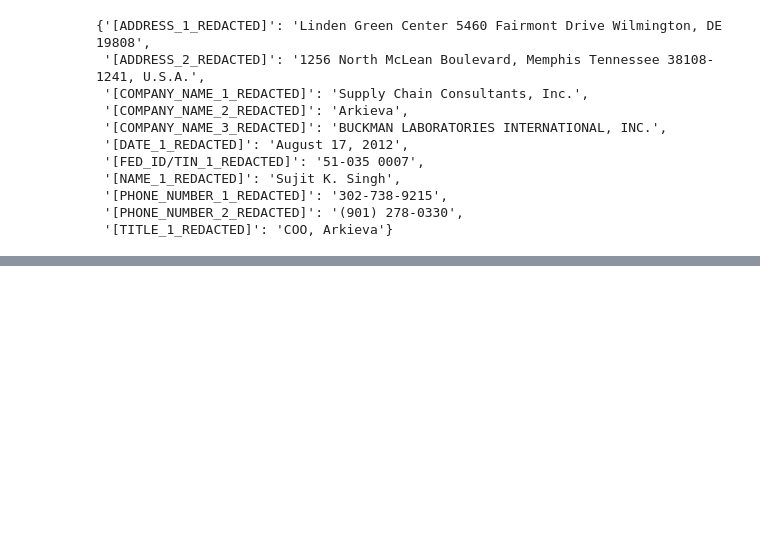
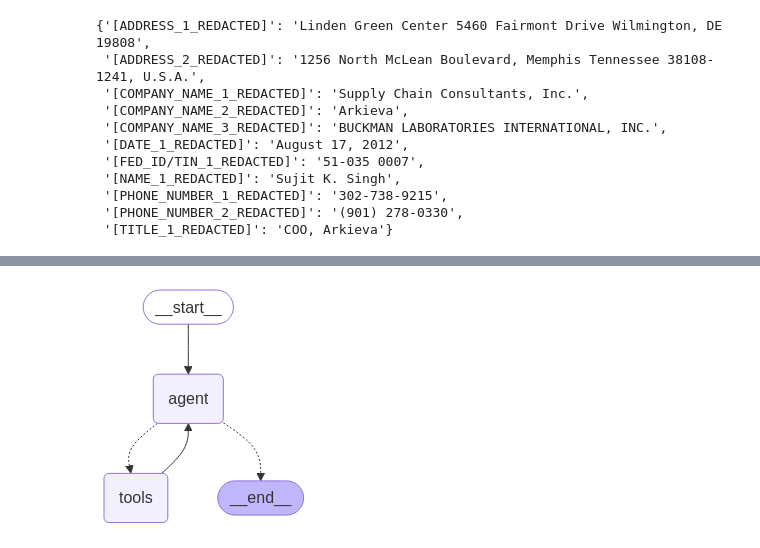
Before and after one commit to josemarcosrf/PII-exploratory, a Jupyter notebook: pii_aws_bedrock.ipynb, the cells around one changed output, grey strips where cells are left out. Drawn from its saved outputs; the diff is of its cells as text; code cells hidden in the pictures; blank space fills up the shorter version.

```diff
--- a/pii_aws_bedrock.ipynb
+++ b/pii_aws_bedrock.ipynb
@@ -331,18 +348,30 @@ dict(sorted(rev_placeholders.items(), key=lambda item: item[0]))
 # %%
 import copy
 import re
+import regex
 
 
-def mask_text(text, placeholders):
+def fuzzy_redaction(text:str, placeholders: dict[str, str], edist:int = 2) -> str:
+    """Text redaction using fuzzy text replacement given a mapping of sensitive information
+    to be replaced to its placeholders.
+
+    Args:
+        text (str): The text to be redacted or anonimized.
+        placeholders (dict[str, str]): The mapping from sensitive entities to placeholders
+        edist (int): Maxim edit distance for fuzzy matching
+
+    Returns:
+        str: The redacted text
+    """
     masked_text = copy.copy(text)
     for ent, placeholder in placeholders.items():
-        print(f"{ent} --> {placeholder}")
-        masked_text = re.sub(ent, f"{placeholder}" , masked_text, count=0, flags=0)
+        fuzzy_pattern = f'({re.escape(ent)}){{e<={edist}}}'
+        masked_text = regex.sub(fuzzy_pattern, placeholder, masked_text) # regex.BESTMATCH
 
     return masked_text
 
 
 doc = md_docs[0]
 doc_name = doc.stem
-print(mask_text(text, placeholders))
+print(fuzzy_redaction(text, placeholders))
 # %% [output]
@@ -365,0 +399,64 @@ Name: Name: [NAME_1_REDACTED] Title: Title: COO, [COMPANY_NAME_2_REDACTED] Date:
+# %%
+from langchain_core.tools import tool
+from langchain.tools import Tool
+from langgraph.prebuilt import create_react_agent
+from langgraph.checkpoint.memory import MemorySaver
+
+
+def print_stream(stream):
+    """Prints to stdout the LLM's output stream"""
+    for s in stream:
+        message = s["messages"][-1]
+        if isinstance(message, tuple):
+            print(message)
+        else:
+            message.pretty_print()
+
+
+@tool
+def identify_piis(text:str) -> list[dict[str, str]]:
+    """Identifies all Personal Identiable Information (PIIs) in the given context
+
+    Args:
+        text (str): Text where to look for PIIs
+
+    Returns:
+        list[dict[str, str]]: A list of all PIIs found, with each item being an object with Type and Value keys.
+    """
+    return parsing_chain.invoke({"content": text})
+
+
+# Create a Tool instance from the functions defined earlier in the notebook
+placeholders_tool = Tool.from_function(
+    func=pii_to_placeholders,
+    name="pii_to_placeholders",
+    description="Maps each entity in the list to a placeholder based on the entity type",
+)
+
+redact_tool = Tool.from_function(
+    func=fuzzy_redaction,
+    name="fuzzy_redaction",
+    description=(
+        "Text redaction using fuzzy text replacement given a mapping of sensitive information "
+        "to be replaced to its placeholders."
+    ),
+)
+
+tools = [identify_piis, placeholders_tool, redact_tool]
+print(f"🛠️ Tools: {[t.name for t in tools]}")
+
+# Bind the tools to the LLM
+llm_with_tools = llm.bind_tools(tools)
+
+# Create the ReAct agent:
+# We can add "chat memory" to the graph with LangGraph's checkpointer
+# to retain the chat context between interactions
+memory = MemorySaver()
+agent = create_react_agent(
+    model=llm_with_tools,
+    tools=tools,
+    checkpointer=memory,
+    # prompt=PROMPT_TEMPLATE
+)
+agent
+# %% [output]
@@ -365,0 +464 @@ Name: Name: [NAME_1_REDACTED] Title: Title: COO, [COMPANY_NAME_2_REDACTED] Date:
+[figure, added]
```
Also changed, not shown: parts of 21 cells of this notebook, 4 other files.
